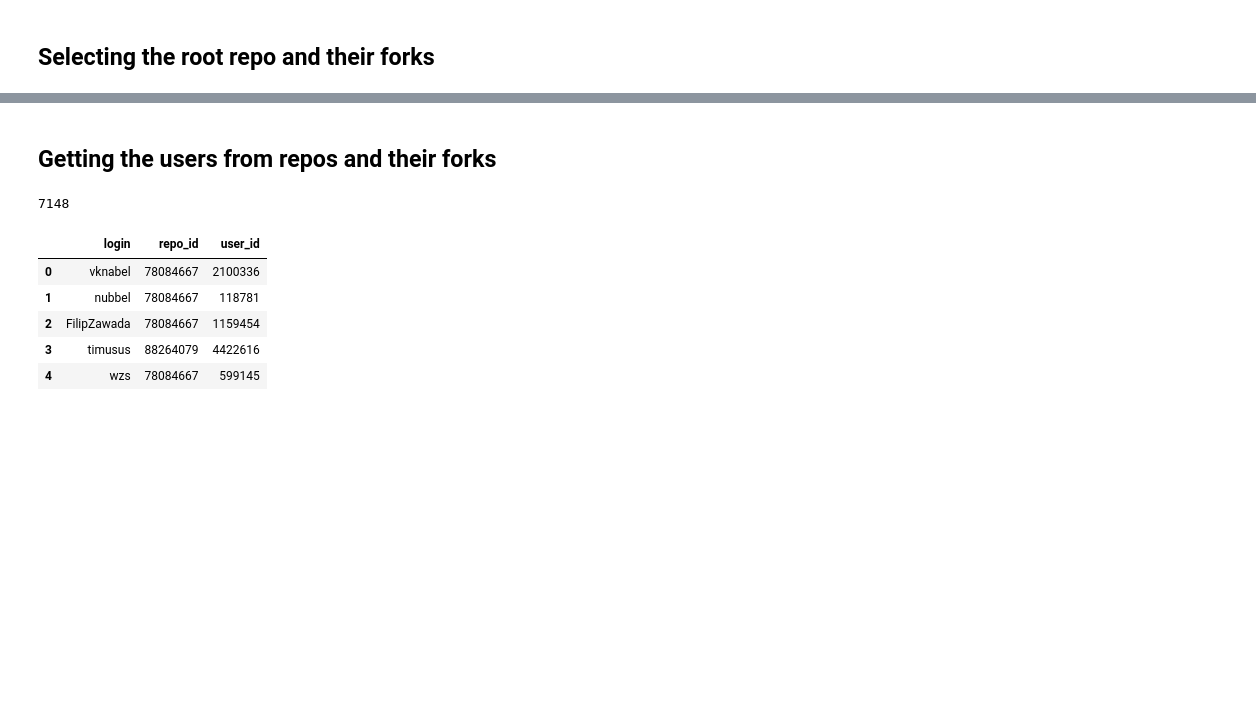
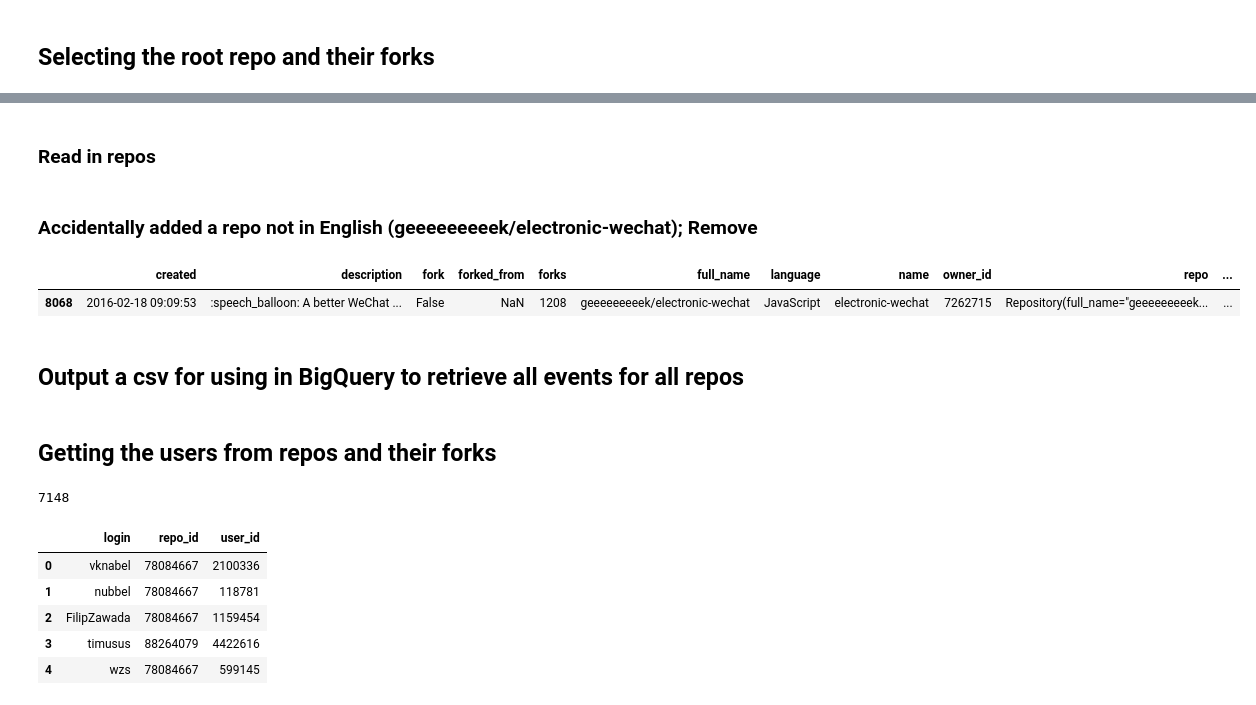
Before and after one commit to nicholas-alonzo/GitHub-Repo-Analysis, a Jupyter notebook: SamplingProcess.ipynb, the cells around one changed output, grey strips where cells are left out. Cells and saved outputs as stored; diff of their text form; code cells hidden in the pictures; blank space fills up the shorter version.

```diff
--- a/SamplingProcess.ipynb
+++ b/SamplingProcess.ipynb
@@ -107,2 +351,6 @@ The final repos with the following conditions are
+# %%
+# pickle.dump( final_repos, open( "final_repos.p", "wb" ) )
+
+final_repos = pickle.load( open( "final_repos.p", "rb" ) )
 # %% [markdown]
 ## Selecting the root repo and their forks
@@ -153,0 +417,12 @@ repos_table.head()
+# %% [markdown]
+### Read in repos
+# %%
+repos_ds = pickle.load( open( "repos_ds.p", "rb" ) )
+repos_table = pd.DataFrame(repos_ds.values())
+# %% [markdown]
+### Accidentally added a repo not in English (geeeeeeeeek/electronic-wechat); Remove
+# %%
+repos_table[repos_table['full_name'] == 'geeeeeeeeek/electronic-wechat']
+# %% [output]
+|  | created | description | fork | forked_from | forks | full_name | language | name | owner_id | repo | ... |
+| 8068 | 2016-02-18 09:09:53 | :speech_balloon: A better WeChat ... | False | NaN | 1208 | geeeeeeeeek/electronic-wechat | JavaScript | electronic-wechat | 7262715 | Repository(full_name="geeeeeeeeek... | ... |
@@ -153,0 +434,2 @@ repos_table.head()
+# %% [markdown]
+## Output a csv for using in BigQuery to retrieve all events for all repos
```
Also changed, not shown: parts of 56 cells of this notebook.
